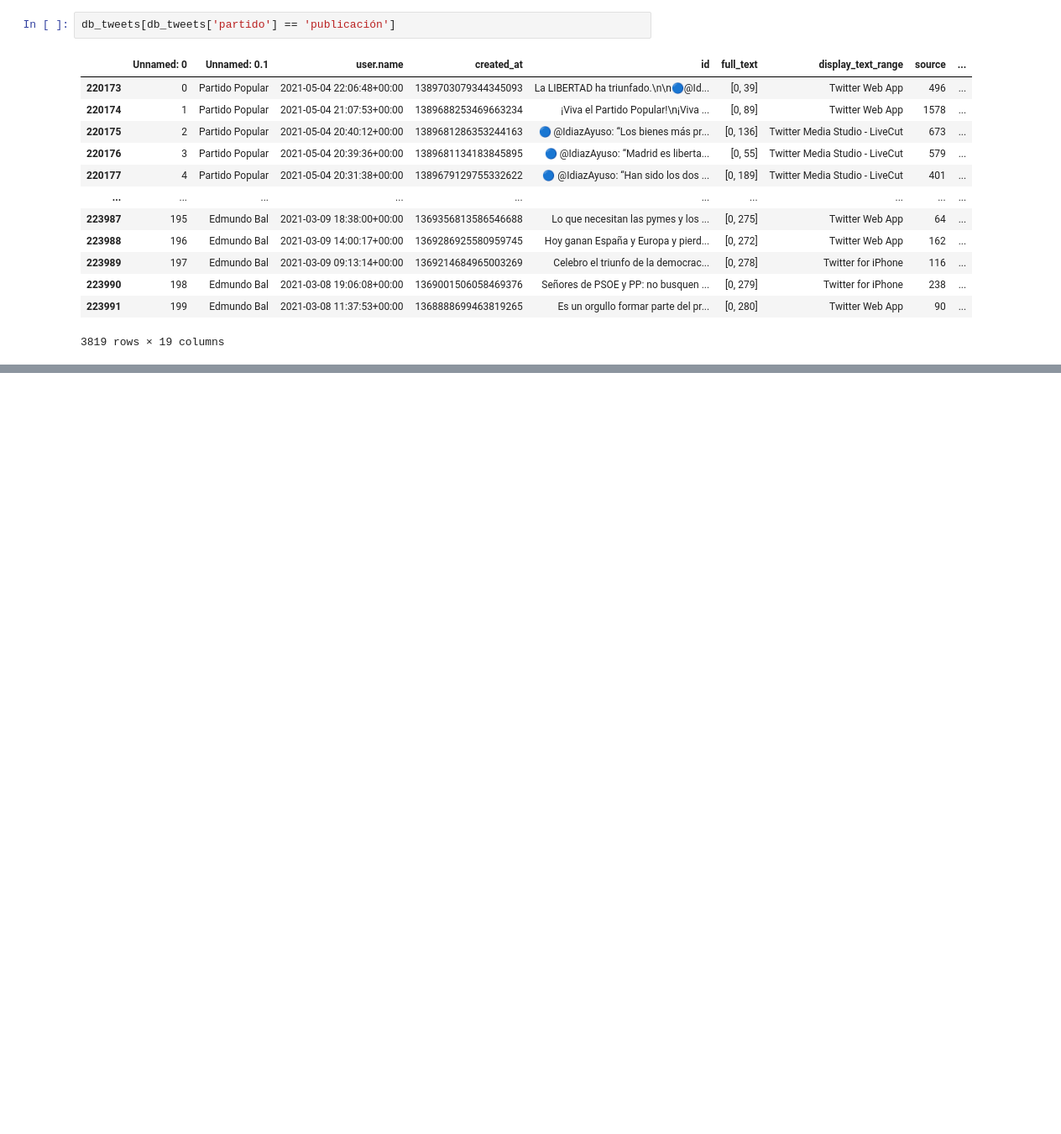
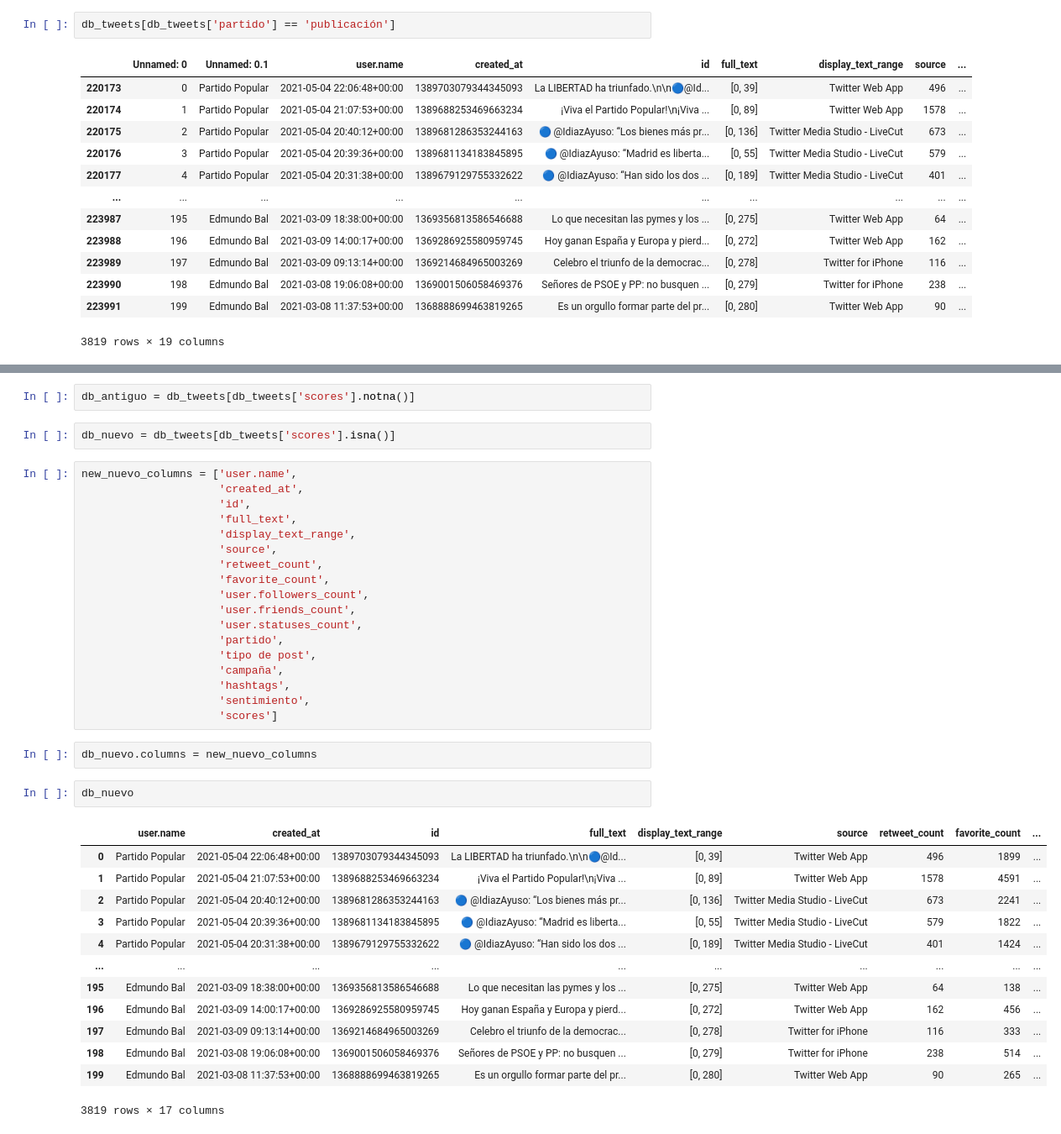
Before and after one commit to ssarahreyes/political_spanish_sentiment, a Jupyter notebook: notebooks/editing_final_database.ipynb, the cells around one changed output, grey strips where cells are left out. Shown at 84% size. Cells and saved outputs as stored; diff of their text form; blank space fills up the shorter version.

```diff
--- a/notebooks/editing_final_database.ipynb
+++ b/notebooks/editing_final_database.ipynb
@@ -422,0 +436,40 @@ db_tweets[db_tweets['partido'] == 'publicación']
+# %%
+db_antiguo = db_tweets[db_tweets['scores'].notna()]
+# %%
+db_nuevo = db_tweets[db_tweets['scores'].isna()]
+# %%
+new_nuevo_columns = ['user.name',
+                     'created_at',
+                     'id',
+                     'full_text',
+                     'display_text_range',
+                     'source',
+                     'retweet_count',
+                     'favorite_count',
+                     'user.followers_count',
+                     'user.friends_count',
+                     'user.statuses_count',
+                     'partido',
+                     'tipo de post',
+                     'campaña',
+                     'hashtags',
+                     'sentimiento',
+                     'scores']
+# %%
+db_nuevo.columns = new_nuevo_columns
+# %%
+db_nuevo
+# %% [output]
+|  | user.name | created_at | id | full_text | display_text_range | source | retweet_count | favorite_count | ... |
+| 0 | Partido Popular | 2021-05-04 22:06:48+00:00 | 1389703079344345093 | La LIBERTAD ha triunfado.\n\n🔵@Id... | [0, 39] | Twitter Web App | 496 | 1899 | ... |
+| 1 | Partido Popular | 2021-05-04 21:07:53+00:00 | 1389688253469663234 | ¡Viva el Partido Popular!\n¡Viva ... | [0, 89] | Twitter Web App | 1578 | 4591 | ... |
+| 2 | Partido Popular | 2021-05-04 20:40:12+00:00 | 1389681286353244163 | 🔵 @IdiazAyuso: “Los bienes más pr... | [0, 136] | Twitter Media Studio - LiveCut | 673 | 2241 | ... |
+| 3 | Partido Popular | 2021-05-04 20:39:36+00:00 | 1389681134183845895 | 🔵 @IdiazAyuso: “Madrid es liberta... | [0, 55] | Twitter Media Studio - LiveCut | 579 | 1822 | ... |
+| 4 | Partido Popular | 2021-05-04 20:31:38+00:00 | 1389679129755332622 | 🔵 @IdiazAyuso: “Han sido los dos ... | [0, 189] | Twitter Media Studio - LiveCut | 401 | 1424 | ... |
+| ... | ... | ... | ... | ... | ... | ... | ... | ... | ... |
+| 195 | Edmundo Bal | 2021-03-09 18:38:00+00:00 | 1369356813586546688 | Lo que necesitan las pymes y los ... | [0, 275] | Twitter Web App | 64 | 138 | ... |
+| 196 | Edmundo Bal | 2021-03-09 14:00:17+00:00 | 1369286925580959745 | Hoy ganan España y Europa y pierd... | [0, 272] | Twitter Web App | 162 | 456 | ... |
+| 197 | Edmundo Bal | 2021-03-09 09:13:14+00:00 | 1369214684965003269 | Celebro el triunfo de la democrac... | [0, 278] | Twitter for iPhone | 116 | 333 | ... |
+| 198 | Edmundo Bal | 2021-03-08 19:06:08+00:00 | 1369001506058469376 | Señores de PSOE y PP: no busquen ... | [0, 279] | Twitter for iPhone | 238 | 514 | ... |
+| 199 | Edmundo Bal | 2021-03-08 11:37:53+00:00 | 1368888699463819265 | Es un orgullo formar parte del pr... | [0, 280] | Twitter Web App | 90 | 265 | ... |
+3819 rows × 17 columns
```
Also changed, not shown: parts of 24 cells of this notebook, 15 other files.
